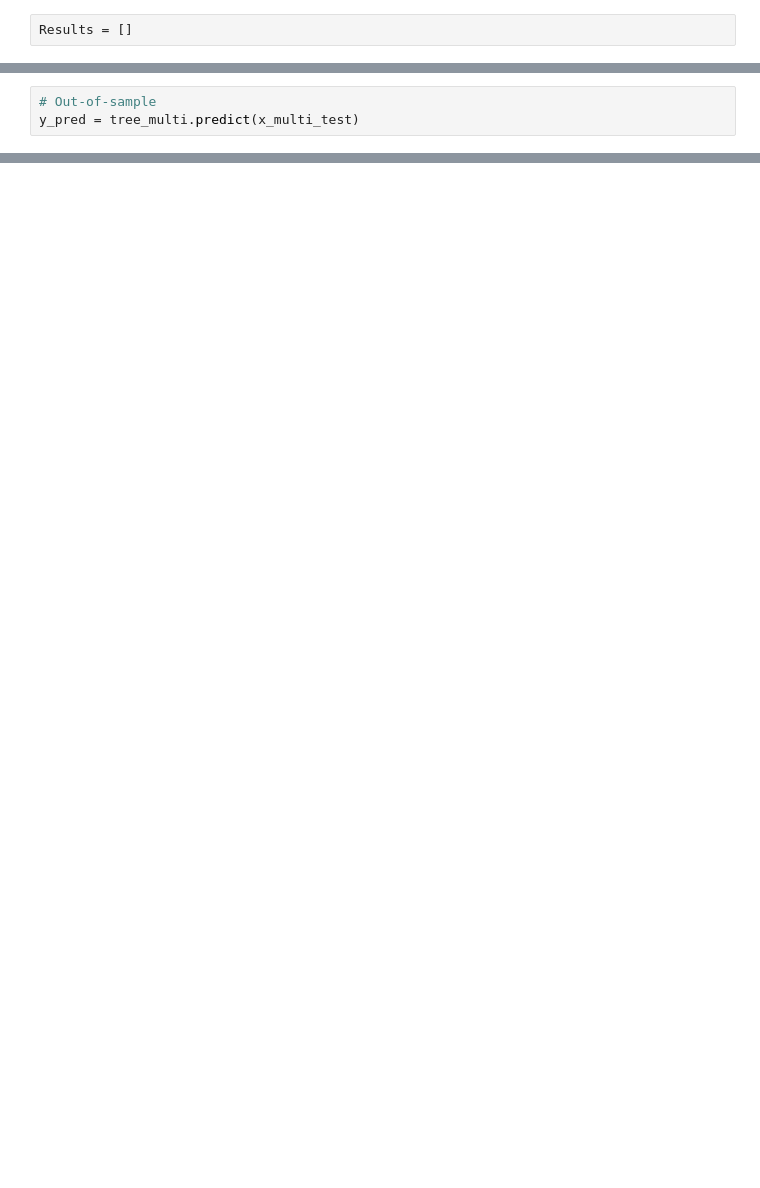
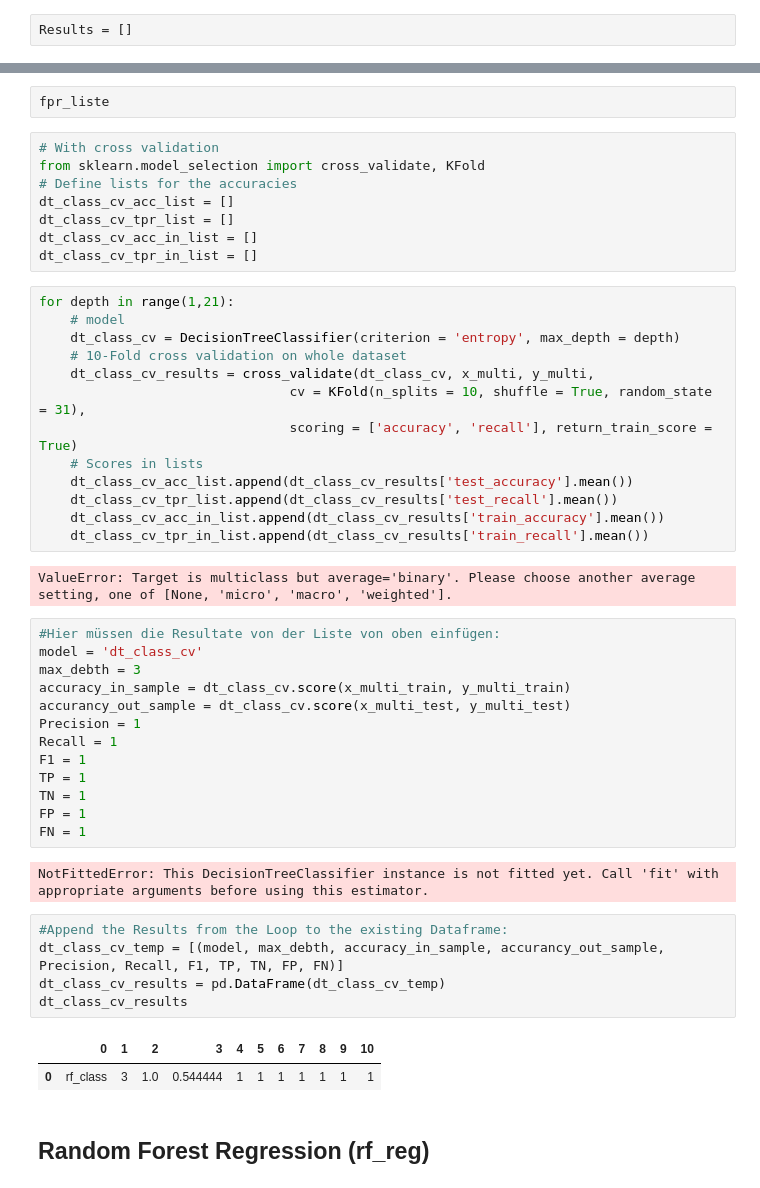
Before and after one commit to Liomat97/Machine-Learning, a Jupyter notebook: Test.ipynb, the cells around one changed output, grey strips where cells are left out. Cells and saved outputs as stored; diff of their text form; blank space fills up the shorter version.

```diff
--- a/Test.ipynb
+++ b/Test.ipynb
@@ -491,3 +331,0 @@ plot_tree(tree_multi, filled = True, rounded = True)
-# %%
-# Out-of-sample
-y_pred = tree_multi.predict(x_multi_test)
@@ -571,0 +550,50 @@ recall_score(y_test, y_pred)
+# %%
+fpr_liste
+# %%
+# With cross validation
+from sklearn.model_selection import cross_validate, KFold
+# Define lists for the accuracies
+dt_class_cv_acc_list = []
+dt_class_cv_tpr_list = []
+dt_class_cv_acc_in_list = []
+dt_class_cv_tpr_in_list = []
+# %%
+for depth in range(1,21):
+    # model
+    dt_class_cv = DecisionTreeClassifier(criterion = 'entropy', max_depth = depth)
+    # 10-Fold cross validation on whole dataset
+    dt_class_cv_results = cross_validate(dt_class_cv, x_multi, y_multi,
+                                cv = KFold(n_splits = 10, shuffle = True, random_state = 31),
+                                scoring = ['accuracy', 'recall'], return_train_score = True)
+    # Scores in lists
+    dt_class_cv_acc_list.append(dt_class_cv_results['test_accuracy'].mean())
+    dt_class_cv_tpr_list.append(dt_class_cv_results['test_recall'].mean())
+    dt_class_cv_acc_in_list.append(dt_class_cv_results['train_accuracy'].mean())
+    dt_class_cv_tpr_in_list.append(dt_class_cv_results['train_recall'].mean())
+# %% [output]
+ValueError: Target is multiclass but average='binary'. Please choose another average setting, one of [None, 'micro', 'macro', 'weighted'].
+# %%
+#Hier müssen die Resultate von der Liste von oben einfügen:
+model = 'dt_class_cv'
+max_debth = 3
+accuracy_in_sample = dt_class_cv.score(x_multi_train, y_multi_train)
+accurancy_out_sample = dt_class_cv.score(x_multi_test, y_multi_test)
+Precision = 1
+Recall = 1
+F1 = 1
+TP = 1
+TN = 1
+FP = 1
+FN = 1
+# %% [output]
+NotFittedError: This DecisionTreeClassifier instance is not fitted yet. Call 'fit' with appropriate arguments before using this estimator.
+# %%
+#Append the Results from the Loop to the existing Dataframe:
+dt_class_cv_temp = [(model, max_debth, accuracy_in_sample, accurancy_out_sample, Precision, Recall, F1, TP, TN, FP, FN)]
+dt_class_cv_results = pd.DataFrame(dt_class_cv_temp)
+dt_class_cv_results
+# %% [output]
+|  | 0 | 1 | 2 | 3 | 4 | 5 | 6 | 7 | 8 | 9 | 10 |
+| 0 | rf_class | 3 | 1.0 | 0.544444 | 1 | 1 | 1 | 1 | 1 | 1 | 1 |
+# %% [markdown]
+## Random Forest Regression (rf_reg)
```
Also changed, not shown: parts of 87 cells of this notebook.
